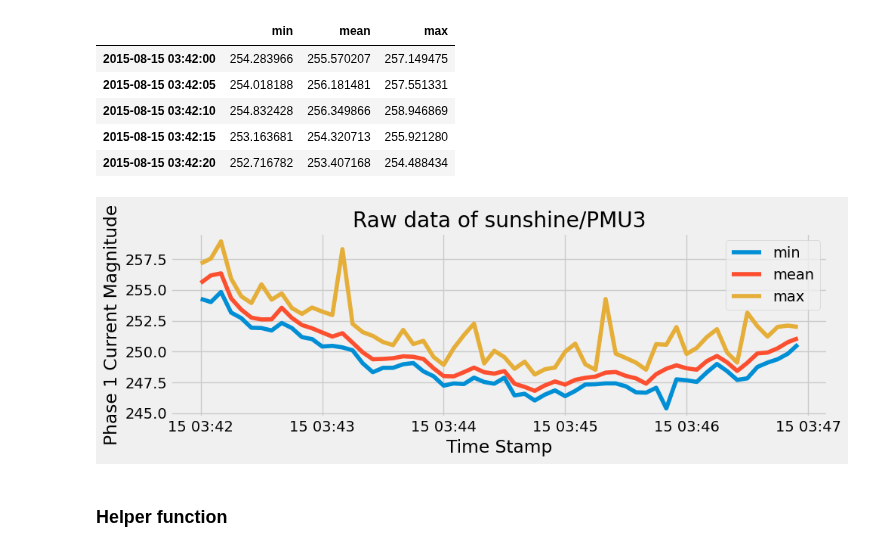
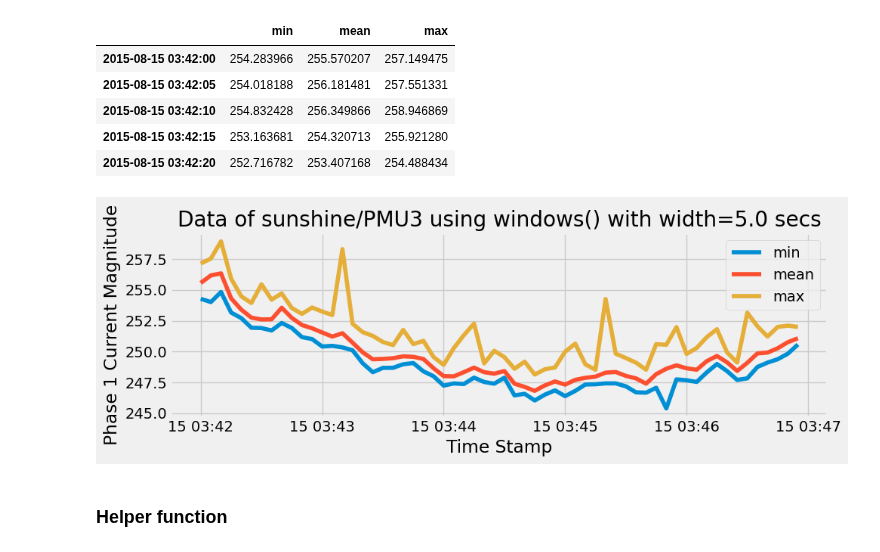
Before and after one commit to PingThingsIO/ni4ai-notebooks, a Jupyter notebook: analytics/Exploring Sunshine Data.ipynb, the cells around one changed output. Drawn from its saved outputs; the diff is of its cells as text; code cells hidden in the pictures.

```diff
--- a/analytics/Exploring Sunshine Data.ipynb
+++ b/analytics/Exploring Sunshine Data.ipynb
@@ -144,7 +144,8 @@ plt.show()
 # %% [markdown]
 Alternatively, you can also use `windows()` to query data at an aggregated windows. Note that `windows()` is slower than `aligned_windows()`, but still significantly faster than RawValues.
 # %%
-statpoints, _ = zip(*s.windows(start, end, width=ns_delta(seconds=5)))
+width = ns_delta(seconds=5)
+statpoints, _ = zip(*s.windows(start, end, width=width))
 statpoints[:2]
 # %% [output]
 (StatPoint(1439610120000000000, 254.28396606445312, 255.57020739237467, 257.14947509765625, 600, 0.4625368124175257),
@@ -166,14 +167,14 @@ df.head()
 # %%
 # Graph time series measurements
 plt.figure(figsize=(10,3))
 plt.plot(df)
 plt.legend(['min', 'mean', 'max'])
 plt.xlabel('Time Stamp')
 plt.ylabel('Phase 1 Current Magnitude')
-plt.title(f'Raw data of {s.collection}')
+plt.title(f'Data of {s.collection} using windows() with width={round(width/1e9,2)} secs')
 plt.show()
 # %% [output]
-[figure, old version]
+[figure, new version]
 # %% [markdown]
 ### Helper function
 # %% [markdown]
```
Also changed, not shown: parts of 2 cells of this notebook.
